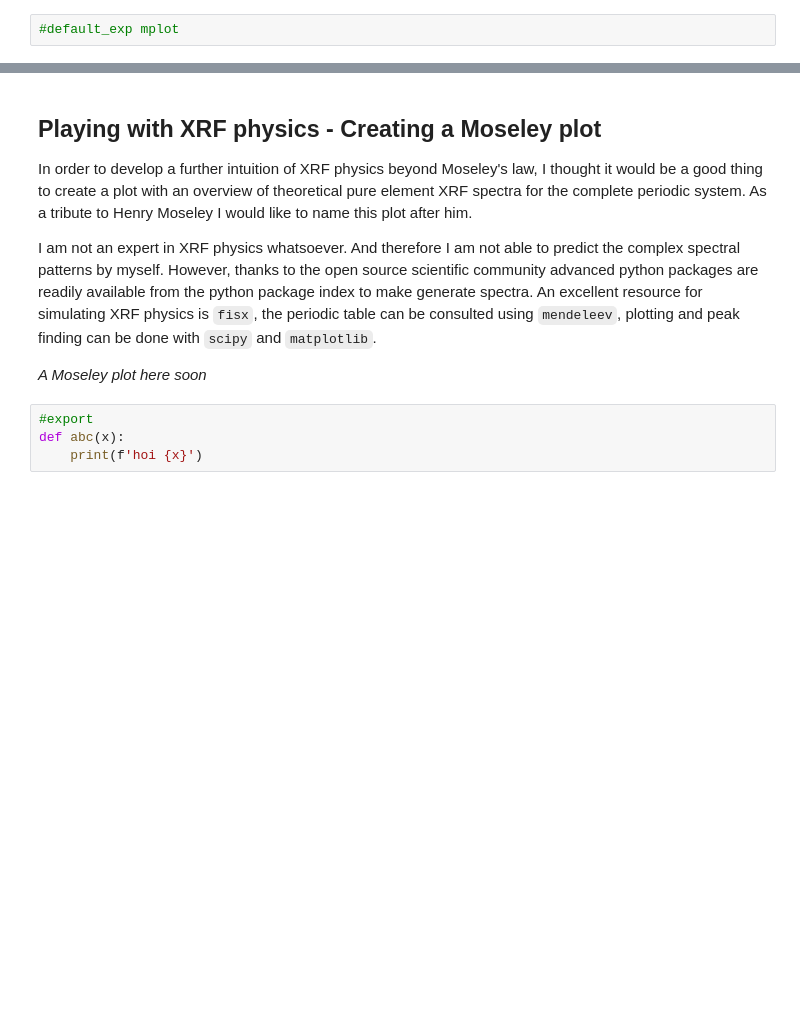
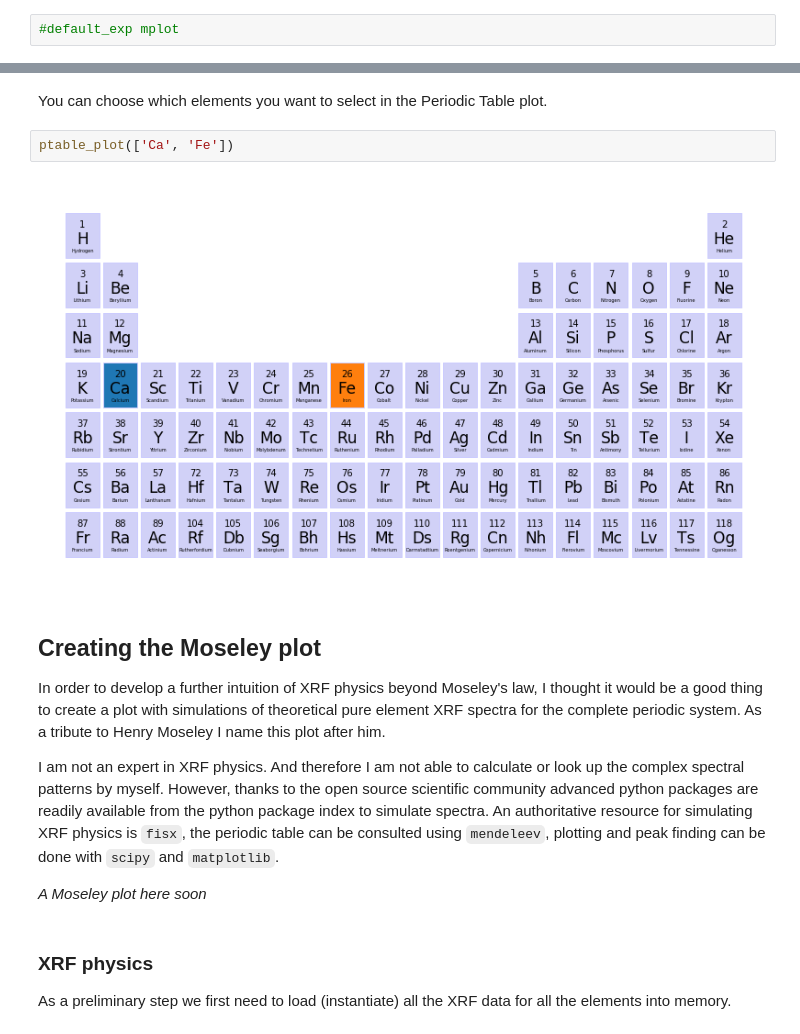
Before and after one commit to fligt/moseley, a Jupyter notebook: notebooks/00_mplot.ipynb, the cells around one changed output, grey strips where cells are left out. Cells and saved outputs as stored; diff of their text form; blank space fills up the shorter version.

Commit message:
moseley plot code

```diff
--- a/notebooks/00_mplot.ipynb
+++ b/notebooks/00_mplot.ipynb
@@ -23,12 +169,19 @@ In the periodic table it is found that this atomic number corresponds to iron (F
+# %% [markdown]
+You can choose which elements you want to select in the Periodic Table plot.
+# %%
+ptable_plot(['Ca', 'Fe'])
+# %% [output]
+[figure, added]
 # %% [markdown]
-## Playing with XRF physics - Creating a Moseley plot
+## Creating the Moseley plot
 
-In order to develop a further intuition of XRF physics beyond Moseley's law, I thought it would be a good thing to create a plot with an overview of theoretical pure element XRF spectra for the complete periodic system. As a tribute to Henry Moseley I would like to name this plot after him.
+In order to develop a further intuition of XRF physics beyond Moseley's law, I thought it would be a good thing to create a plot with simulations of theoretical pure element XRF spectra for the complete periodic system. As a tribute to Henry Moseley I name this plot after him.
 
-I am not an expert in XRF physics whatsoever. And therefore I am not able to predict the complex spectral patterns by myself. However, thanks to the open source scientific community advanced python packages are readily available from the python package index to make generate spectra. An excellent resource for simulating XRF physics is `fisx`, the periodic table can be consulted using `mendeleev`, plotting and peak finding can be done with `scipy` and `matplotlib`.
+
+I am not an expert in XRF physics. And therefore I am not able to calculate or look up the complex spectral patterns by myself. However, thanks to the open source scientific community advanced python packages are readily available from the python package index to simulate spectra. An authoritative resource for simulating XRF physics is `fisx`, the periodic table can be consulted using `mendeleev`, plotting and peak finding can be done with `scipy` and `matplotlib`.
 
 *A Moseley plot here soon*
-# %%
-#export
-def abc(x):
-    print(f'hoi {x}')
+# %% [markdown]
+### XRF physics
+
+As a preliminary step we first need to load (instantiate) all the XRF data for all the elements into memory.
```
Also changed, not shown: parts of 11 cells of this notebook, 3 other files.
